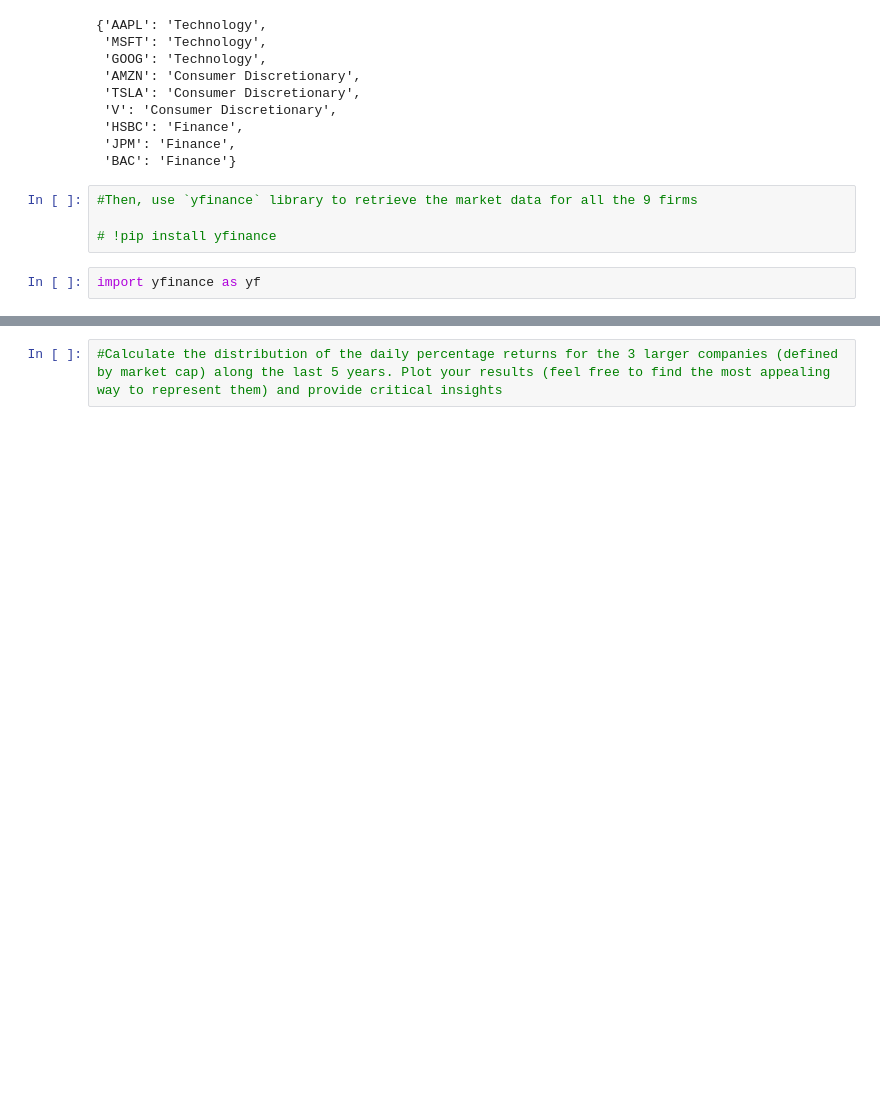
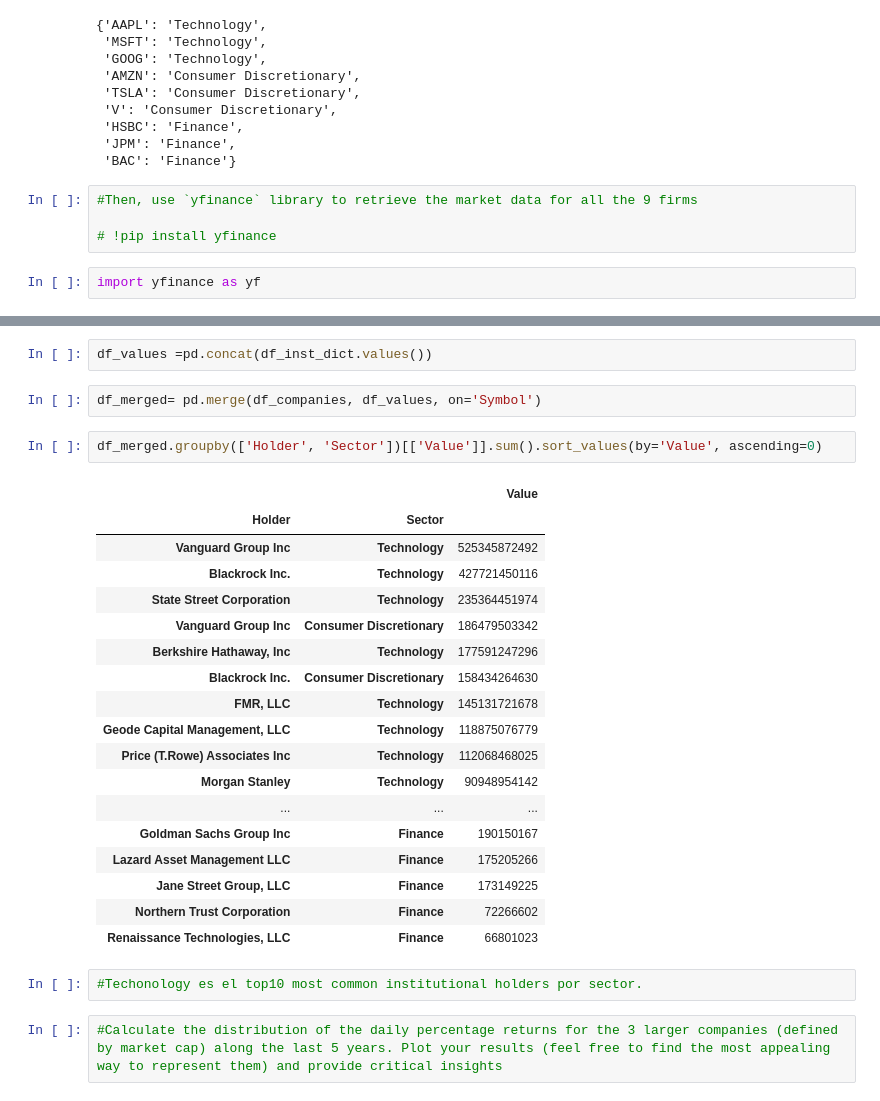
Before and after one commit to qlab-intro-python/tarea-4-quispe-dongo, a Jupyter notebook: tarea_4_plantilla.ipynb, the cells around one changed output, grey strips where cells are left out. Drawn from its saved outputs; the diff is of its cells as text; blank space fills up the shorter version.

```diff
--- a/tarea_4_plantilla.ipynb
+++ b/tarea_4_plantilla.ipynb
@@ -251,2 +261,29 @@ for symbol, sector in firms
+# %%
+df_values =pd.concat(df_inst_dict.values())
+# %%
+df_merged= pd.merge(df_companies, df_values, on='Symbol')
+# %%
+df_merged.groupby(['Holder', 'Sector'])[['Value']].sum().sort_values(by='Value', ascending=0)
+# %% [output]
+|  |  | Value |
+| Holder | Sector |  |
+| Vanguard Group Inc | Technology | 525345872492 |
+| Blackrock Inc. | Technology | 427721450116 |
+| State Street Corporation | Technology | 235364451974 |
+| Vanguard Group Inc | Consumer Discretionary | 186479503342 |
+| Berkshire Hathaway, Inc | Technology | 177591247296 |
+| Blackrock Inc. | Consumer Discretionary | 158434264630 |
+| FMR, LLC | Technology | 145131721678 |
+| Geode Capital Management, LLC | Technology | 118875076779 |
+| Price (T.Rowe) Associates Inc | Technology | 112068468025 |
+| Morgan Stanley | Technology | 90948954142 |
+| ... | ... | ... |
+| Goldman Sachs Group Inc | Finance | 190150167 |
+| Lazard Asset Management LLC | Finance | 175205266 |
+| Jane Street Group, LLC | Finance | 173149225 |
+| Northern Trust Corporation | Finance | 72266602 |
+| Renaissance Technologies, LLC | Finance | 66801023 |
+# %%
+#Techonology es el top10 most common institutional holders por sector.
 # %%
 #Calculate the distribution of the daily percentage returns for the 3 larger companies (defined by market cap) along the last 5 years. Plot your results (feel free to find the most appealing way to represent them) and provide critical insights
```
Also changed, not shown: parts of 3 cells of this notebook.
